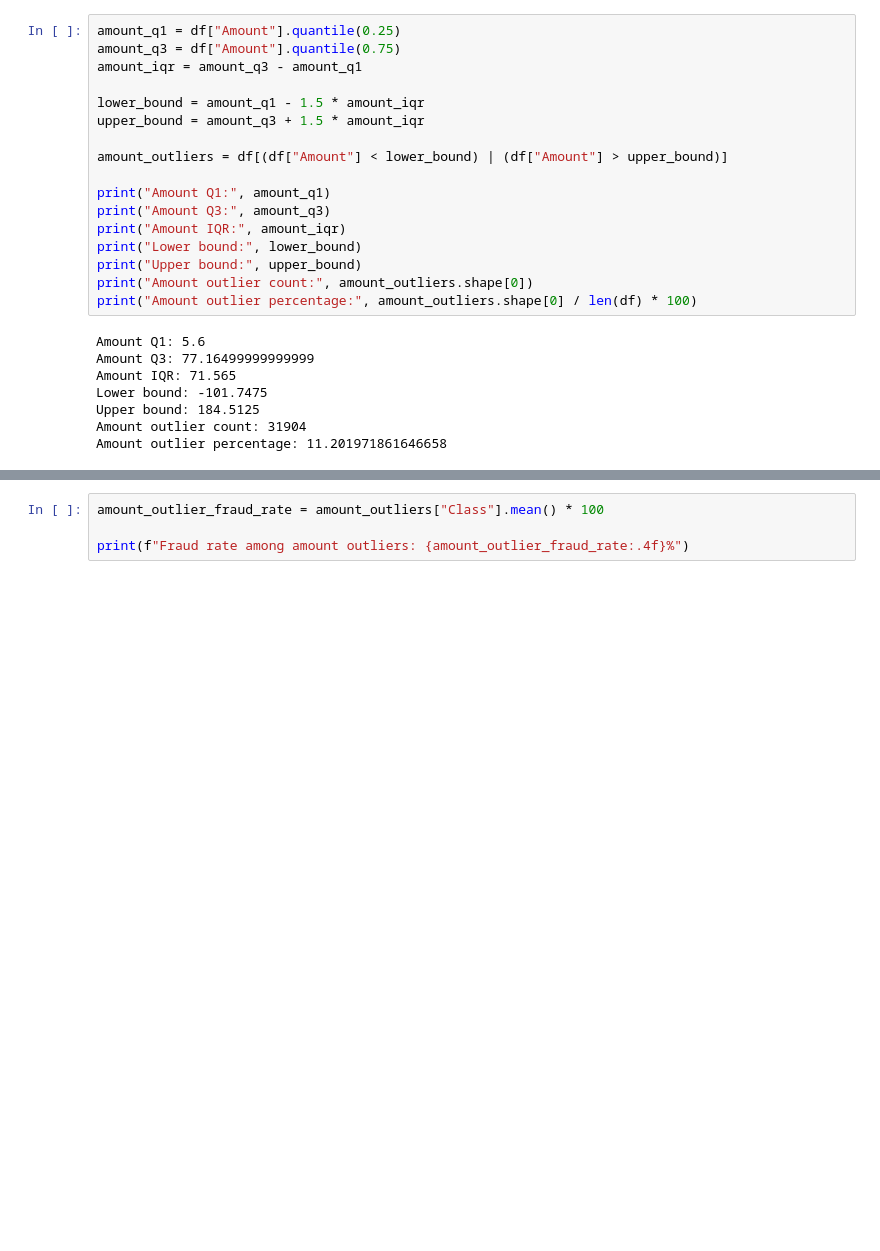
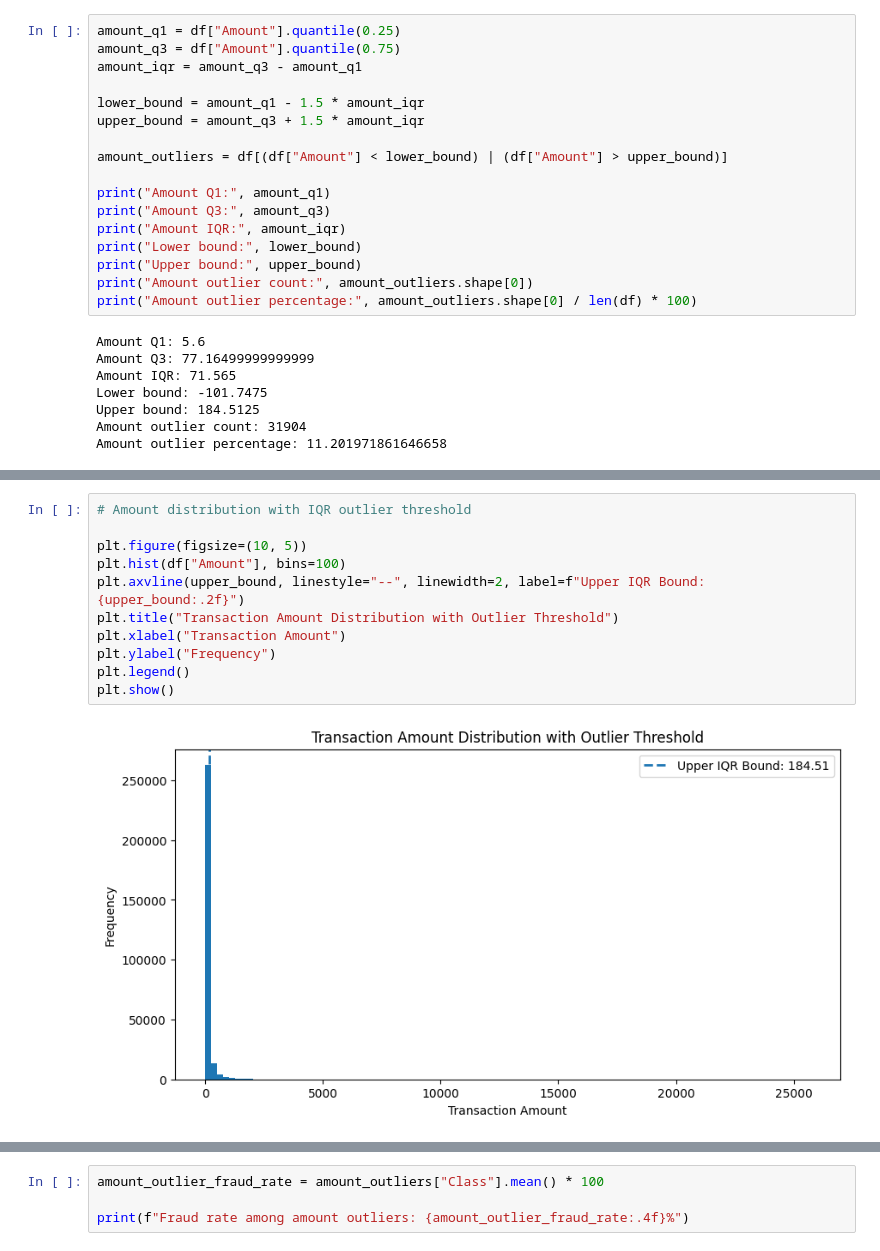
Before and after one commit to parviza9999/Credit-Card-Fraud-Detection-, a Jupyter notebook: notebooks/01_complete_eda_credit_card_fraud.ipynb, the cells around one changed output, grey strips where cells are left out. Cells and saved outputs as stored; diff of their text form; blank space fills up the shorter version.

```diff
--- a/notebooks/01_complete_eda_credit_card_fraud.ipynb
+++ b/notebooks/01_complete_eda_credit_card_fraud.ipynb
@@ -377,0 +436,13 @@ Amount outlier percentage: 11.201971861646658
+# %%
+# Amount distribution with IQR outlier threshold
+
+plt.figure(figsize=(10, 5))
+plt.hist(df["Amount"], bins=100)
+plt.axvline(upper_bound, linestyle="--", linewidth=2, label=f"Upper IQR Bound: {upper_bound:.2f}")
+plt.title("Transaction Amount Distribution with Outlier Threshold")
+plt.xlabel("Transaction Amount")
+plt.ylabel("Frequency")
+plt.legend()
+plt.show()
+# %% [output]
+[figure, added]
```
Also changed, not shown: parts of 29 cells of this notebook.
